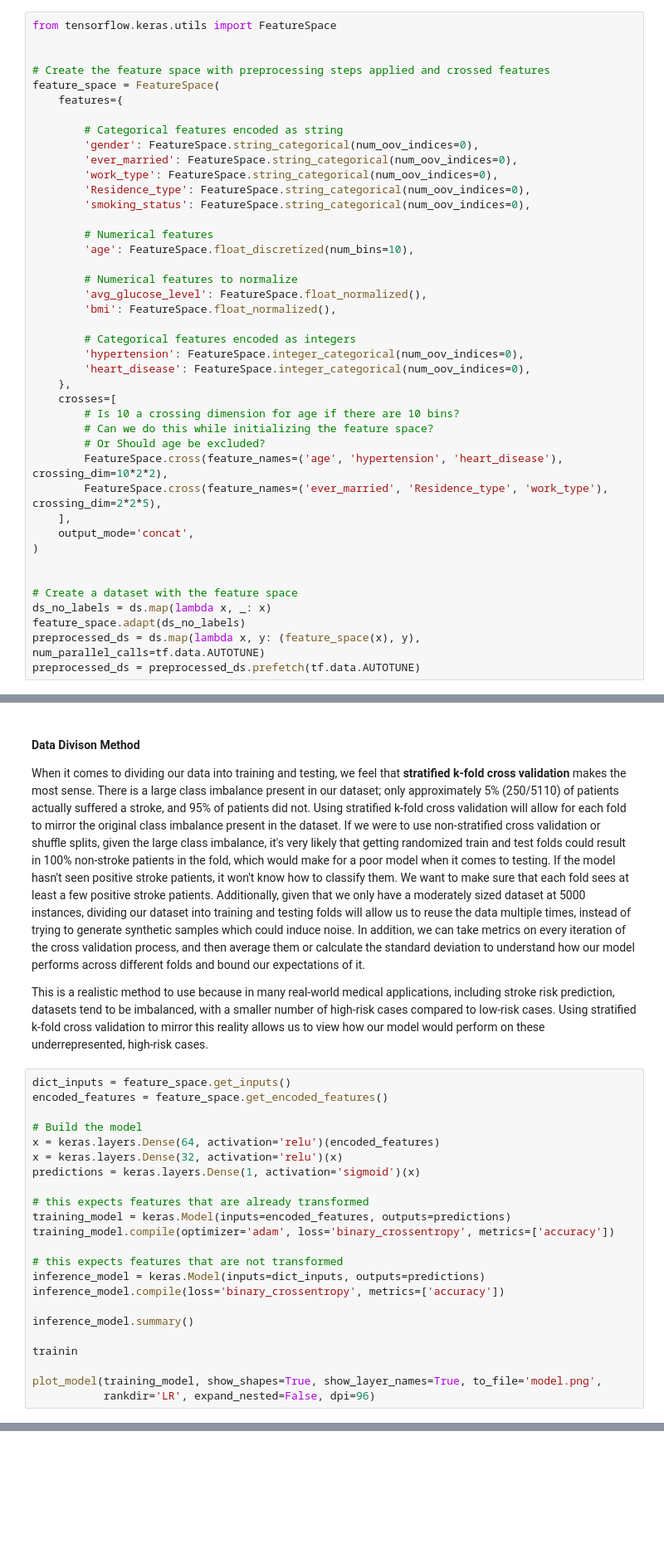
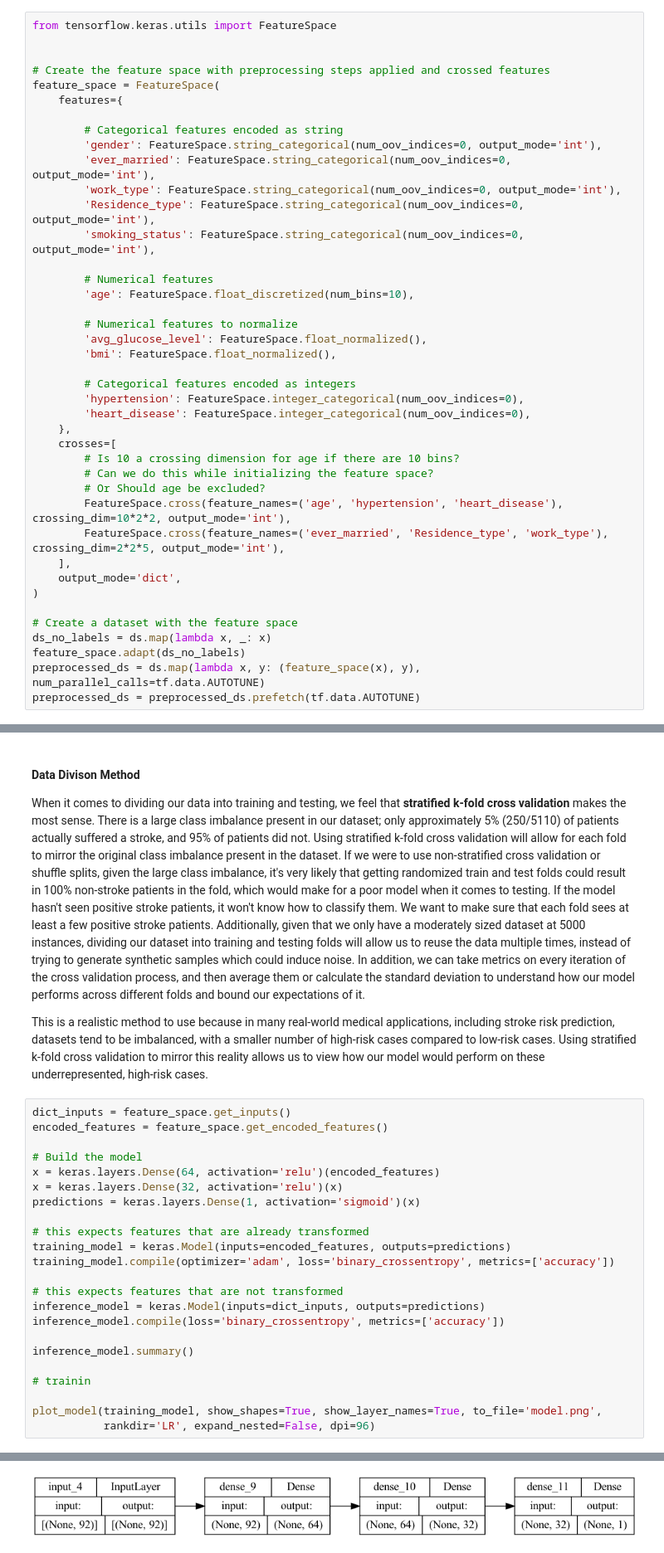
Before and after one commit to wyattsaltzman/ML-F23-Lab5, a Jupyter notebook: lab5.ipynb, the cells around one changed output, grey strips where cells are left out. Shown at 83% size. Drawn from its saved outputs; the diff is of its cells as text; blank space fills up the shorter version.

```diff
--- a/lab5.ipynb
+++ b/lab5.ipynb
@@ -175,11 +178,11 @@ feature_space = FeatureSpace(
     features={
 
         # Categorical features encoded as string
-        'gender': FeatureSpace.string_categorical(num_oov_indices=0),
-        'ever_married': FeatureSpace.string_categorical(num_oov_indices=0),
-        'work_type': FeatureSpace.string_categorical(num_oov_indices=0),
-        'Residence_type': FeatureSpace.string_categorical(num_oov_indices=0),
-        'smoking_status': FeatureSpace.string_categorical(num_oov_indices=0),
+        'gender': FeatureSpace.string_categorical(num_oov_indices=0, output_mode='int'),
+        'ever_married': FeatureSpace.string_categorical(num_oov_indices=0, output_mode='int'),
+        'work_type': FeatureSpace.string_categorical(num_oov_indices=0, output_mode='int'),
+        'Residence_type': FeatureSpace.string_categorical(num_oov_indices=0, output_mode='int'),
+        'smoking_status': FeatureSpace.string_categorical(num_oov_indices=0, output_mode='int'),
 
         # Numerical features
         'age': FeatureSpace.float_discretized(num_bins=10),
@@ -196,12 +199,11 @@ feature_space = FeatureSpace(
         # Is 10 a crossing dimension for age if there are 10 bins?
         # Can we do this while initializing the feature space?
         # Or Should age be excluded?
-        FeatureSpace.cross(feature_names=('age', 'hypertension', 'heart_disease'), crossing_dim=10*2*2),
-        FeatureSpace.cross(feature_names=('ever_married', 'Residence_type', 'work_type'), crossing_dim=2*2*5),
+        FeatureSpace.cross(feature_names=('age', 'hypertension', 'heart_disease'), crossing_dim=10*2*2, output_mode='int'),
+        FeatureSpace.cross(feature_names=('ever_married', 'Residence_type', 'work_type'), crossing_dim=2*2*5, output_mode='int'),
     ],
-    output_mode='concat',
+    output_mode='dict',
 )
-
 
 # Create a dataset with the feature space
 ds_no_labels = ds.map(lambda x, _: x)
@@ -242,7 +258,7 @@ inference_model.compile(loss='binary_crossentropy', metrics=['accuracy'])
 
 inference_model.summary()
 
-trainin
+# trainin
 
 plot_model(training_model, show_shapes=True, show_layer_names=True, to_file='model.png',
            rankdir='LR', expand_nested=False, dpi=96)
@@ -268,3 +283,4 @@ NameError: name 'trainin' is not defined
+[figure, added]
 # %%
 # TODO: Use this methodology when actually running the model.
 
```
Also changed, not shown: parts of 13 cells of this notebook, 1 other file.
